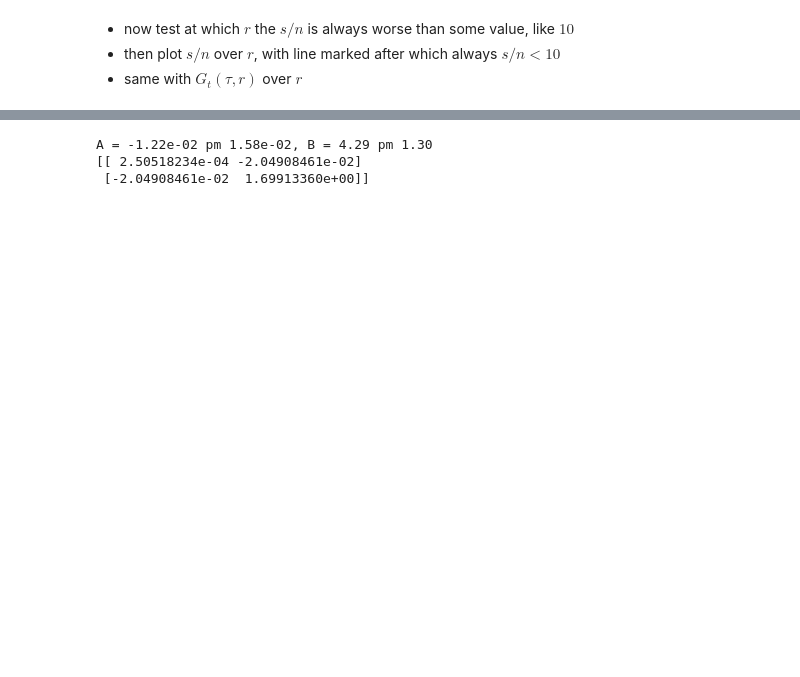
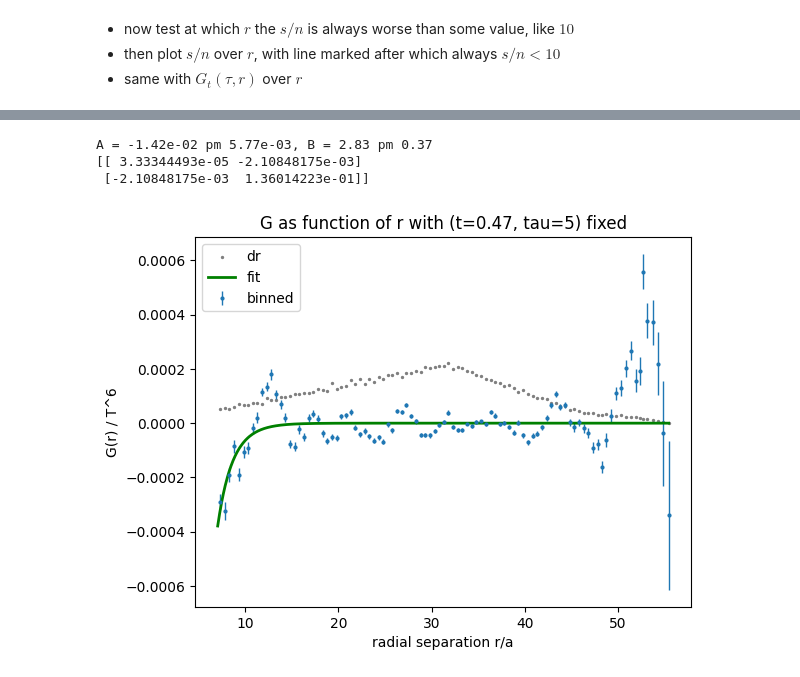
Before and after one commit to lsnbr/milc_luis, a Jupyter notebook: zeugs/ana.ipynb, the cells around one changed output, grey strips where cells are left out. Cells and saved outputs as stored; diff of their text form; code cells hidden in the pictures; blank space fills up the shorter version.

```diff
--- a/zeugs/ana.ipynb
+++ b/zeugs/ana.ipynb
@@ -33,7 +33,8 @@ Loading of correlation data for each ensemble, then computing sample means and s
 home_path = Path('/home/ln29bamu')
 code_path = home_path / 'code' / 'milc_luis'
 
-all_corrs = np.load(code_path / 'zeugs' / 'outputs' / '16x64flows' / 'data0.npy')
+skip_configs = 50
+all_corrs = np.load(code_path / 'zeugs' / 'outputs' / '16x64flows' / 'data0.npy')[skip_configs::10]
 print(all_corrs.shape, all_corrs.dtype)
 
 # numbers of configs, flowtimes, time and spatial separations
@@ -226,4 +234,7 @@ sn_min = 4.5: ir = 70, r = 9.06
 # %%
+iflow = 12
+tau   = 5
+
 # fitting function
 def exp_fit(r_pivot : float) -> Callable[[float, float, float], float]:
     return lambda r,A,B: A*(r/r_pivot)**(-1) * np.exp(-B * (r/r_pivot))
@@ -235,19 +246,19 @@ fit_fct = exp_fit(r_pivot)
     f = fit_fct,
     xdata = r_list[ir_sn0:ir_sn1*5],
     ydata = avg_corrs[iflow, tau, ir_sn0:ir_sn1*5],
-    p0 = (-1, 6),
-    sigma = np.cov(all_corrs[:, iflow, tau, ir_sn0:ir_sn1*5], rowvar=False)
+    p0 = (-1, 4),
+    # sigma = np.cov(all_corrs[:, iflow, tau, ir_sn0:ir_sn1*5], rowvar=False)
 )
 dA, dB = np.sqrt(np.diag(fitcov))
 print(f'A = {A:.2e} pm {dA:.2e}, B = {B:.2f} pm {dB:.2f}')
 print(fitcov)
 
 
-plt.axvline(x=r_list[ir_sn0], alpha=0.5, color='orange', label=f's/n < {sn0}')
-plt.axvline(x=r_list[ir_sn1], alpha=0.5, color='red',    label=f's/n < {sn1}')
+# plt.axvline(x=r_list[ir_sn0], alpha=0.5, color='orange', label=f's/n < {sn0}')
+# plt.axvline(x=r_list[ir_sn1], alpha=0.5, color='red',    label=f's/n < {sn1}')
 
-ir_left  = 2*ir_sn0//3
-ir_right = 35*ir_sn1
+ir_left  = min(i for i in range(n_r) if r_list[i]>7)
+ir_right = n_r
 
 # plt.errorbar(
 #     x          = r_list[ir_left:-1],
@@ -268,33 +279,49 @@ plt.errorbar(
     linewidth  = 2,
     color      = 'green',
     label      = 'fit'
 )
 
 
 x_bin, y_bin, yerr_bin = bin_by_distance2(
     r_list[ir_left:ir_right],
     avg_corrs[iflow, tau, ir_left:ir_right],
     np.cov(all_corrs[:, iflow, tau, ir_left:ir_right], rowvar=False) / (ir_right-ir_left),
     0.5
 )
 plt.errorbar(
     x = x_bin,
     y = y_bin,
     yerr = yerr_bin,
     marker = 'o',
     markersize = 2,
     linestyle = 'none',
     linewidth  = 1,
     label = 'binned'
 )
 
+r_bin, dr_bin = bin_by_distance2(
+    r_list[ir_left:ir_right],
+    dr_list[ir_left:ir_right],
+    None,
+    0.5
+)
+plt.scatter(
+    x = r_bin,
+    y = dr_bin * 9e-7,
+    marker = 'o',
+    s = 2,
+    label = 'dr',
+    color = 'grey'
+)
+
 
 plt.xlabel('radial separation r/a')
 plt.ylabel('G(r) / T^6')
 plt.legend()
 plt.title(f'G as function of r with (t={flowtimes[iflow]:.2f}, tau={tau}) fixed')
 plt.show()
 # %% [output]
-A = -1.22e-02 pm 1.58e-02, B = 4.29 pm 1.30
-[[ 2.50518234e-04 -2.04908461e-02]
- [-2.04908461e-02  1.69913360e+00]]
+A = -1.42e-02 pm 5.77e-03, B = 2.83 pm 0.37
+[[ 3.33344493e-05 -2.10848175e-03]
+ [-2.10848175e-03  1.36014223e-01]]
+[figure, added]
```
Also changed, not shown: parts of 8 cells of this notebook, 9 other files.
